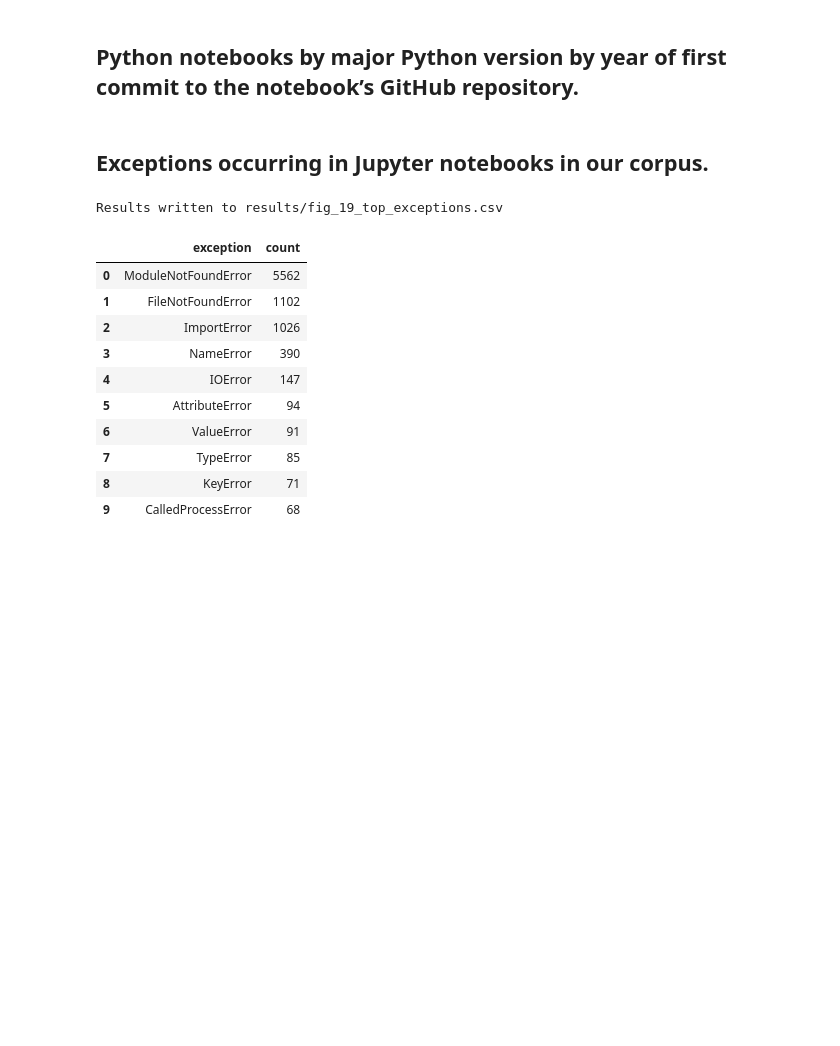
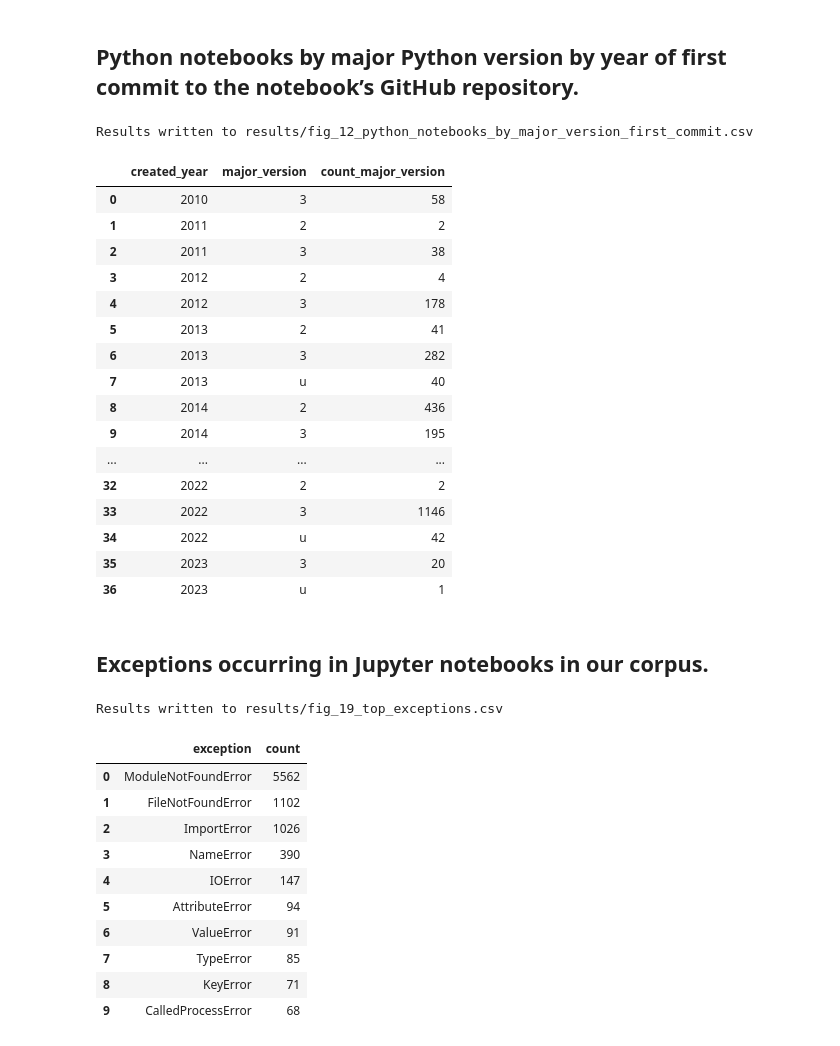
Before and after one commit to fusion-jena/fairjupyter, a Jupyter notebook: notebooks/FAIRJupyter_SPARQL.ipynb, the cells around one changed output. Cells and saved outputs as stored; diff of their text form; code cells hidden in the pictures; blank space fills up the shorter version.

Commit message:
Update the notebooks for SPARQL queries and evaluation with benchmark and performance metrics.

```diff
--- a/notebooks/FAIRJupyter_SPARQL.ipynb
+++ b/notebooks/FAIRJupyter_SPARQL.ipynb
@@ -348,24 +377,43 @@ results
 # %%
 query_string = """
 SELECT ?created_year ?major_version (COUNT(?notebook) as ?count_major_version)
 WHERE {
   ?notebook a <https://w3id.org/reproduceme/Notebook> ;
             <http://purl.org/pav/retrievedFrom>  ?repository ;
             <https://w3id.org/reproduceme/language> "python" ;
             <https://w3id.org/reproduceme/language_version> ?version .
   ?repository <https://w3id.org/reproduceme/created_at> ?created_at .
-  BIND(REPLACE(str(?created_at), "(\\d*)-.*", "$1") AS ?created_year)
+  BIND(REPLACE(str(?created_at), "^([0-9]{4})-.*", "$1") AS ?created_year)
   BIND(SUBSTR(?version, 1, 1) AS ?major_version)
   FILTER(?version != "3" && ?version != "1" && ?version != "ES2015")
 }
 GROUP BY ?created_year ?major_version
 ORDER BY ?created_year ?major_version
 
 
 """
 csv_filename = 'fig_12_python_notebooks_by_major_version_first_commit'
 results = query_and_display_results(query_string, csv_filename)
 results
+# %% [output]
+Results written to results/fig_12_python_notebooks_by_major_version_first_commit.csv
+|  | created_year | major_version | count_major_version |
+| 0 | 2010 | 3 | 58 |
+| 1 | 2011 | 2 | 2 |
+| 2 | 2011 | 3 | 38 |
+| 3 | 2012 | 2 | 4 |
+| 4 | 2012 | 3 | 178 |
+| 5 | 2013 | 2 | 41 |
+| 6 | 2013 | 3 | 282 |
+| 7 | 2013 | u | 40 |
+| 8 | 2014 | 2 | 436 |
+| 9 | 2014 | 3 | 195 |
+| ... | ... | ... | ... |
+| 32 | 2022 | 2 | 2 |
+| 33 | 2022 | 3 | 1146 |
+| 34 | 2022 | u | 42 |
+| 35 | 2023 | 3 | 20 |
+| 36 | 2023 | u | 1 |
 # %% [markdown]
 ## Exceptions occurring in Jupyter notebooks in our corpus.
 # %%
```
Also changed, not shown: parts of 4 cells of this notebook, 1 other file.
